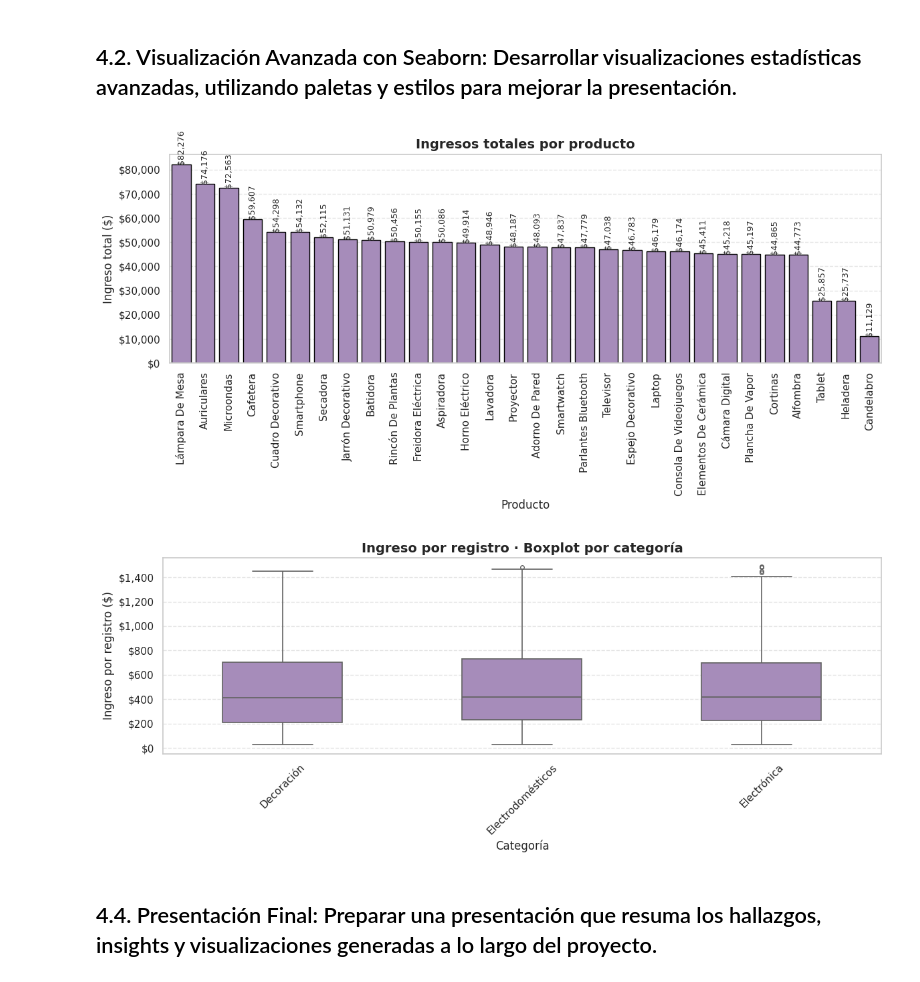
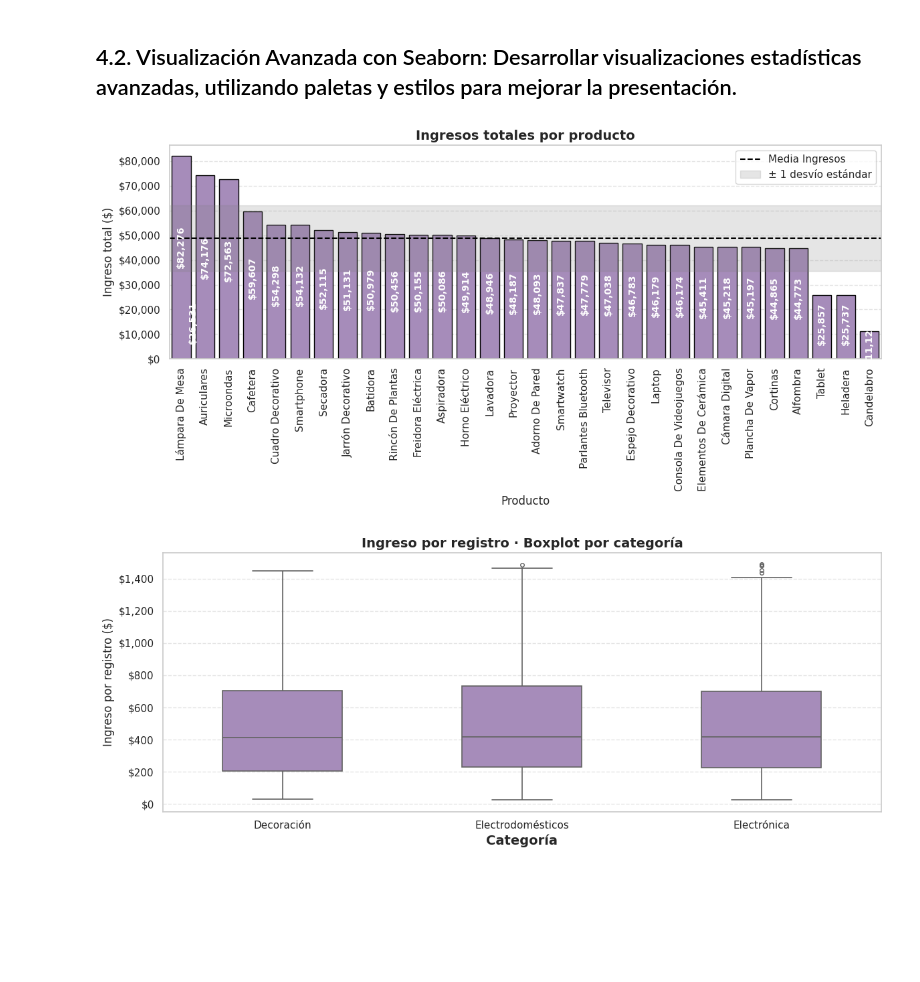
Before and after one commit to rominadelosangelesgalvan-creator/pre_entrega_romina_galvan_DAwPython, a Jupyter notebook: Entrega_final_romina_galvan.ipynb, the cells around one changed output. Cells and saved outputs as stored; diff of their text form; code cells hidden in the pictures; blank space fills up the shorter version.

```diff
--- a/Entrega_final_romina_galvan.ipynb
+++ b/Entrega_final_romina_galvan.ipynb
@@ -1354,6 +1354,9 @@ plt.show()
 
 import seaborn as sns
 import matplotlib.pyplot as plt
+import numpy as np
+
+color_violeta = "#a785c1"
 
 # Estilo
 sns.set_theme(style="whitegrid")
@@ -1361,14 +1364,37 @@ sns.set_theme(style="whitegrid")
 # Datos ordenados
 df = resumen_prod.sort_values('ingreso_total', ascending=False)
 
+# Estadísticos
+media = df['ingreso_total'].mean()
+varianza = df['ingreso_total'].var(ddof=1)
+std = np.sqrt(varianza)
+
 plt.figure(figsize=(12, 6))
 
 ax = sns.barplot(
     data=df,
     x='producto',
     y='ingreso_total',
-    color="#a785c1",
+    color=color_violeta,
     edgecolor='black'
+)
+
+# ── Media
+ax.axhline(
+    media,
+    color='black',
+    linestyle='--',
+    linewidth=1.5,
+    label='Media Ingresos'
+)
+
+# ── Banda ±1σ (varianza)
+ax.axhspan(
+    media - std,
+    media + std,
+    color='gray',
+    alpha=0.2,
+    label='± 1 desvío estándar'
 )
 
 # Título y etiquetas
@@ -1383,31 +1409,36 @@ ax.set_ylabel('Ingreso total ($)', fontsize=12)
 # Rotación etiquetas eje X
 plt.xticks(rotation=90)
 
-# Grilla suave solo en Y
+# Grilla
 ax.grid(axis='y', linestyle='--', alpha=0.5)
 ax.grid(axis='x', visible=False)
 
-# Formato moneda eje Y
+# Formato moneda
 ax.yaxis.set_major_formatter(
     FuncFormatter(lambda x, _: f"${x:,.0f}")
 )
 
-# Etiquetas de valor sobre cada barra
+# Etiquetas de valor DENTRO de las barras
 for p in ax.patches:
     h = p.get_height()
     ax.annotate(
         f"${h:,.0f}",
-        (p.get_x() + p.get_width() / 2, h),
+        (p.get_x() + p.get_width() / 2, h * 0.55),  # posición interna
         ha='center',
-        va='bottom',
-        fontsize=9,
-        rotation=90
+        va='center',
+        fontsize=10,
+        rotation=90,
+        color='white',
+        weight='bold'
     )
+
+# Leyenda
+ax.legend(loc='upper right')
 
 plt.tight_layout()
 plt.show()
 # %% [output]
-[figure, old version]
+[figure, new version]
 # %%
 # Boxplot por categoría (ingreso por registro)
 plt.figure(figsize=(12, 5))
@@ -1417,36 +1448,33 @@ ax = sns.boxplot(
     x='categoria',
     y='ingreso',
     color="#a785c1",
     width=0.5,
     fliersize=4,
     linewidth=1.2
 )
 
 # Título y etiquetas
 ax.set_title(
     'Ingreso por registro · Boxplot por categoría',
     fontsize=14,
     weight='bold'
 )
-ax.set_xlabel('Categoría', fontsize=12)
+ax.set_xlabel('Categoría', fontsize=14,weight='bold')
 ax.set_ylabel('Ingreso por registro ($)', fontsize=12)
 
 # Rotación etiquetas
-plt.xticks(rotation=45)
+#plt.xticks(rotation=45)
 
 # Grilla suave solo en Y
 ax.grid(axis='y', linestyle='--', alpha=0.5)
 ax.grid(axis='x', visible=False)
 
 # Formato moneda en eje Y
 ax.yaxis.set_major_formatter(
     FuncFormatter(lambda x, _: f"${x:,.0f}")
 )
 
 plt.tight_layout()
 plt.show()
 # %% [output]
-[figure, old version]
+[figure, new version]
-# %% [markdown]
-
-## 4.4. Presentación Final: Preparar una presentación que resuma los hallazgos, insights y visualizaciones generadas a lo largo del proyecto.
```
